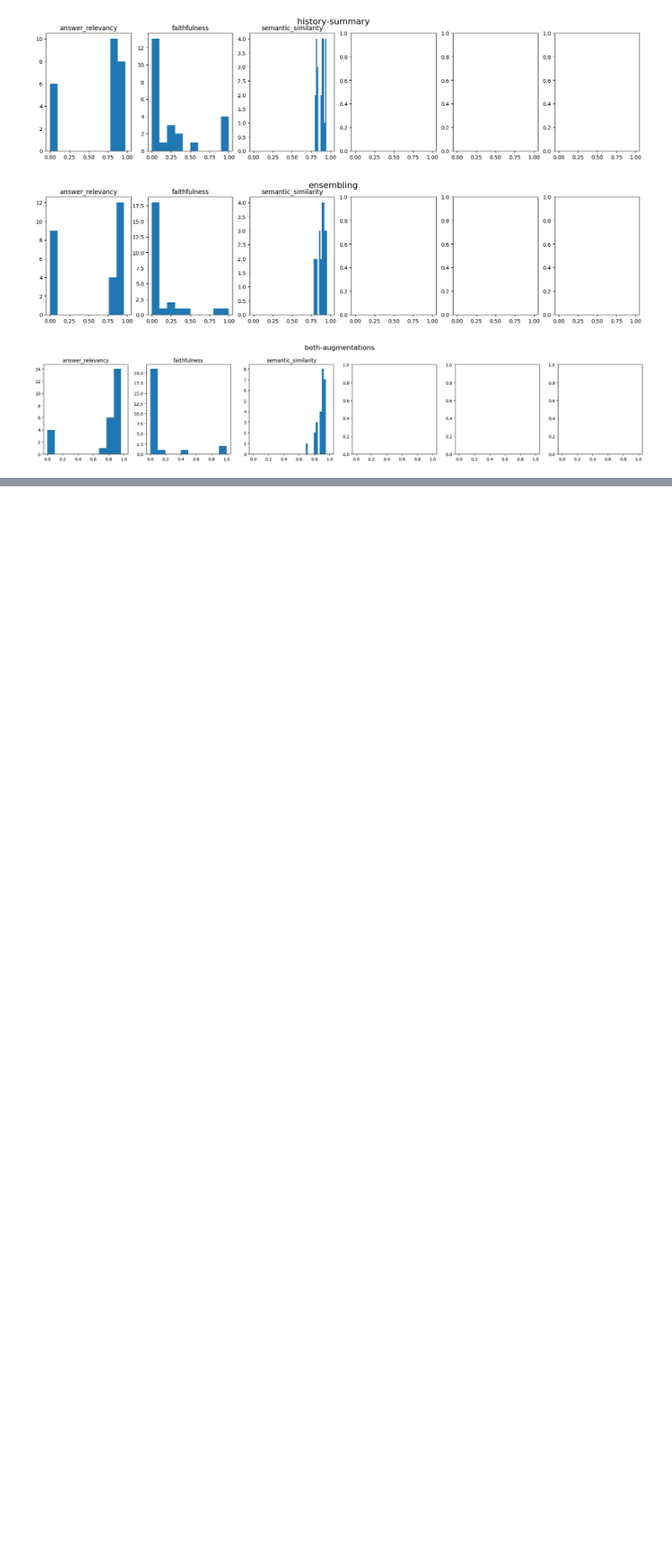
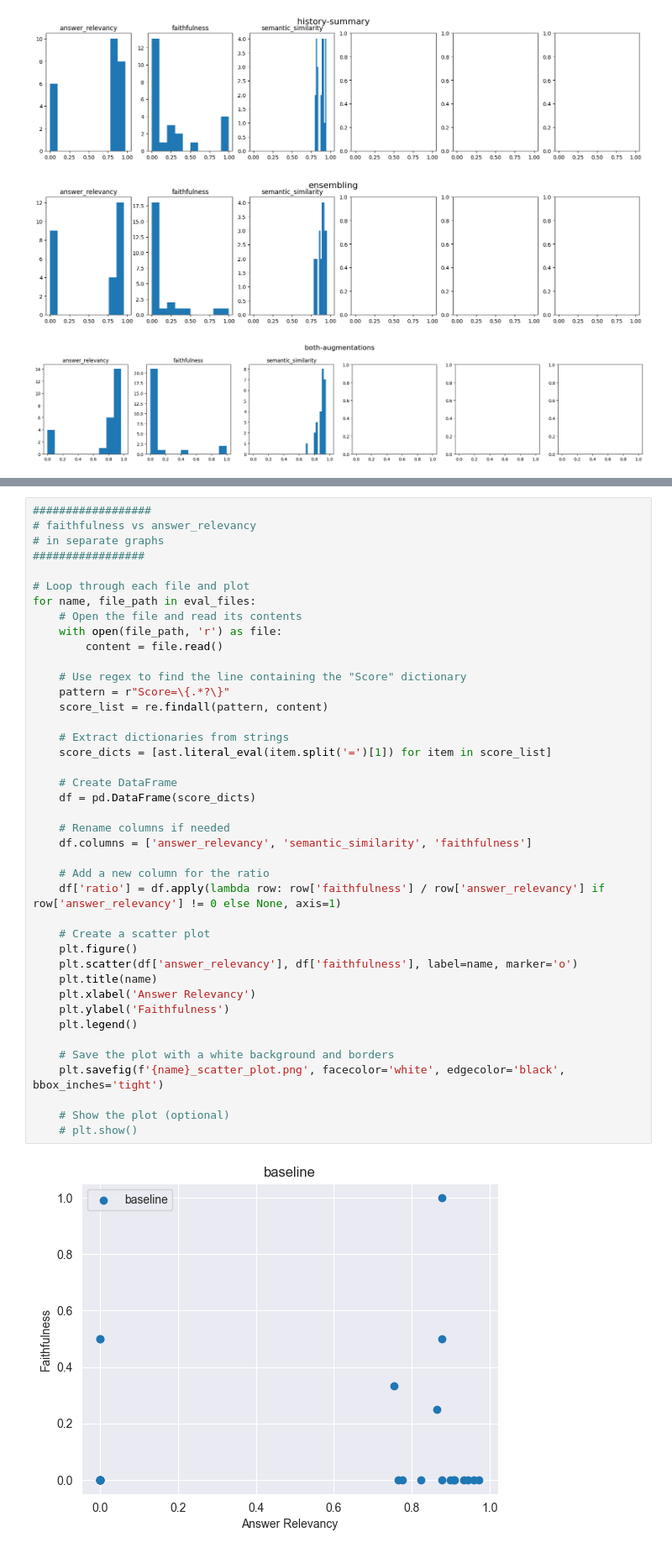
Before and after one commit to ItamarAron/hands-on-llms, a Jupyter notebook: modules/financial_bot/notebooks/eval_graphs.ipynb, the cells around one changed output, grey strips where cells are left out. Shown at 84% size. Cells and saved outputs as stored; diff of their text form; blank space fills up the shorter version.

```diff
--- a/modules/financial_bot/notebooks/eval_graphs.ipynb
+++ b/modules/financial_bot/notebooks/eval_graphs.ipynb
@@ -82,0 +147,43 @@ plt.tight_layout()
+# %%
+##################
+# faithfulness vs answer_relevancy
+# in separate graphs
+#################
+
+# Loop through each file and plot
+for name, file_path in eval_files:
+    # Open the file and read its contents
+    with open(file_path, 'r') as file:
+        content = file.read()
+
+    # Use regex to find the line containing the "Score" dictionary
+    pattern = r"Score=\{.*?\}"
+    score_list = re.findall(pattern, content)
+
+    # Extract dictionaries from strings
+    score_dicts = [ast.literal_eval(item.split('=')[1]) for item in score_list]
+
+    # Create DataFrame
+    df = pd.DataFrame(score_dicts)
+
+    # Rename columns if needed
+    df.columns = ['answer_relevancy', 'semantic_similarity', 'faithfulness']
+
+    # Add a new column for the ratio
+    df['ratio'] = df.apply(lambda row: row['faithfulness'] / row['answer_relevancy'] if row['answer_relevancy'] != 0 else None, axis=1)
+
+    # Create a scatter plot
+    plt.figure()
+    plt.scatter(df['answer_relevancy'], df['faithfulness'], label=name, marker='o')
+    plt.title(name)
+    plt.xlabel('Answer Relevancy')
+    plt.ylabel('Faithfulness')
+    plt.legend()
+
+    # Save the plot with a white background and borders
+    plt.savefig(f'{name}_scatter_plot.png', facecolor='white', edgecolor='black', bbox_inches='tight')
+
+    # Show the plot (optional)
+    # plt.show()
+# %% [output]
+[figure, added]
```
Also changed, not shown: parts of 6 cells of this notebook, 8 other files.
